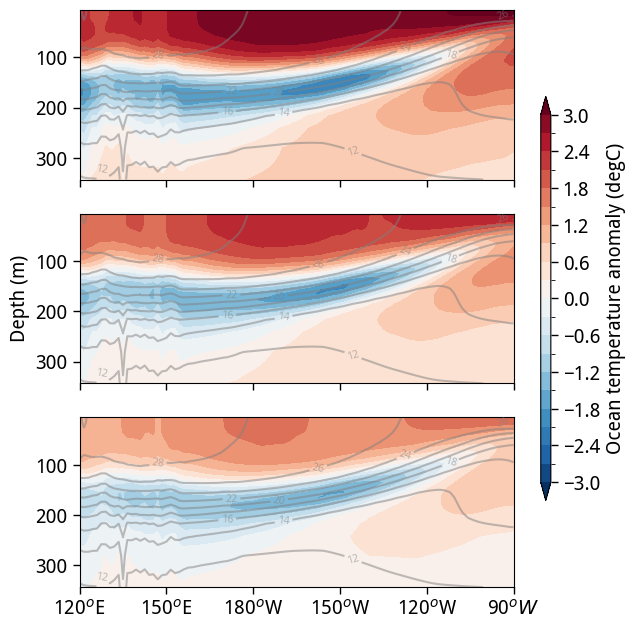
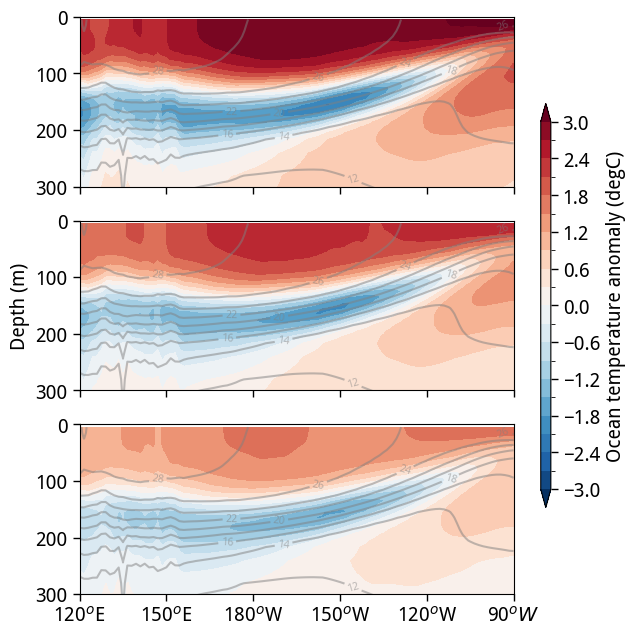
Code edit (unified diff) that turned the first committed figure into the second:
--- before
+++ after
@@ -5,4 +5,5 @@
 
 for ax in axlist:
+    ax.set_ylim(0, 300)
     ax.invert_yaxis()
     # ax.axvline(0.0, color='k', lw=0.5)

Commit: reorganisation and udpating the heat transport plots and thermocline changes